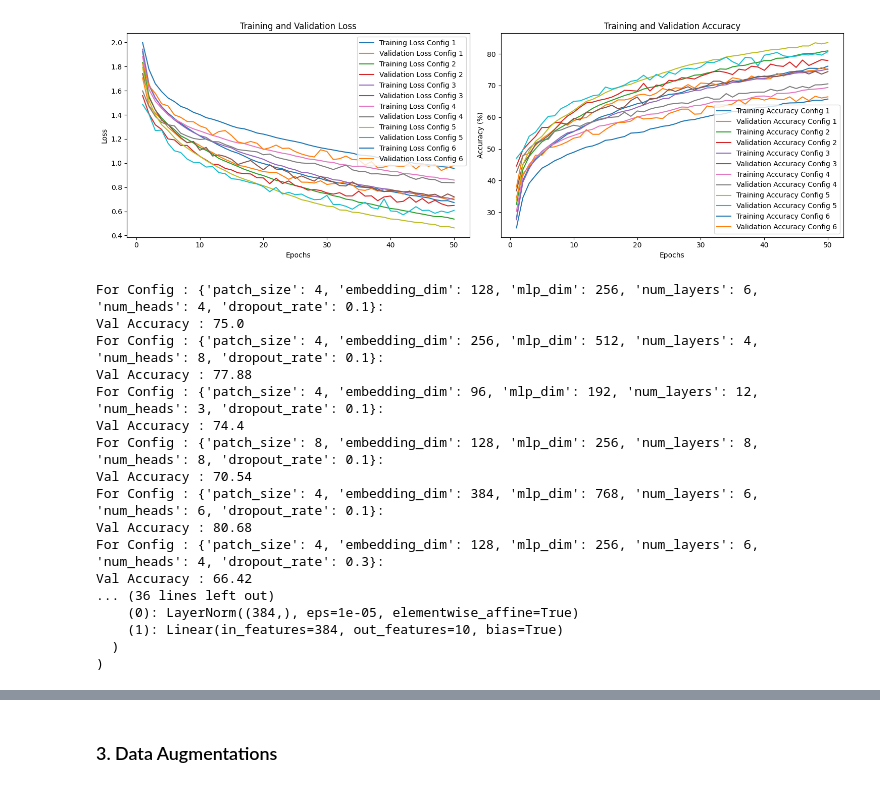
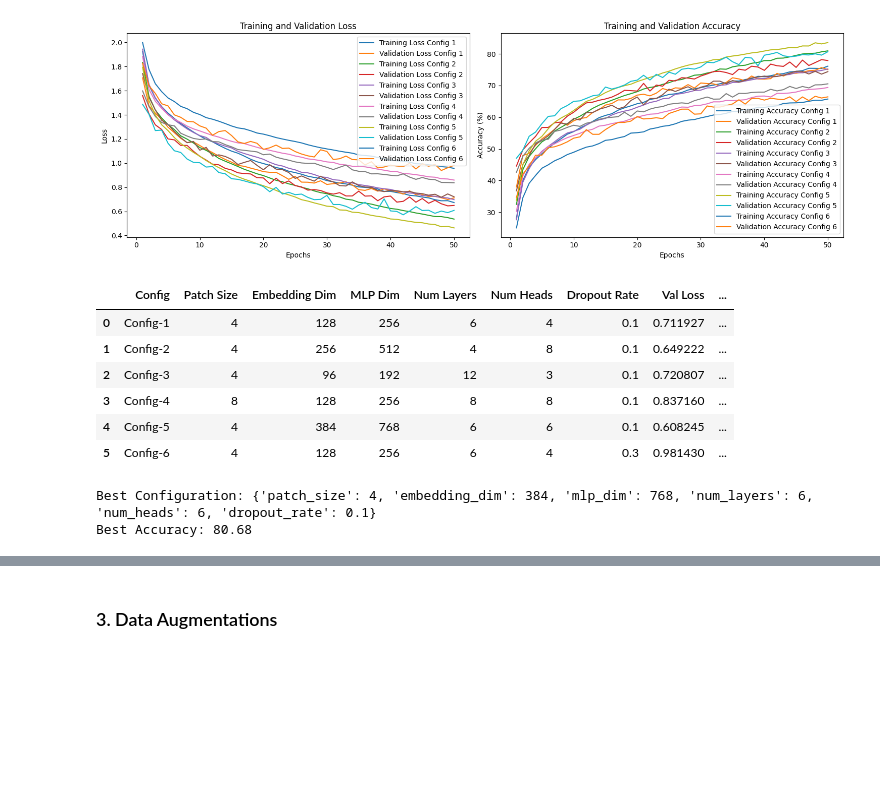
Before and after one commit to StarryBadger/vision_transformers, a Jupyter notebook: 1/1.ipynb, the cells around one changed output, grey strips where cells are left out. Saved outputs shown, nothing was run; the diff lists cells and outputs as text; code cells hidden in the pictures; blank space fills up the shorter version.

```diff
--- a/1/1.ipynb
+++ b/1/1.ipynb
@@ -874,32 +877,41 @@ plt.tight_layout()
 plt.show()
 # %% [output]
 [figure]
-# %%
-for config, result in zip(configurations, results):
-    print('_' * 50)
-    print(f"Plot with Config-{i + 1}: {config['embedding_dim']} embedding dimension, {config['num_layers']} layers, {config['mlp_dim']} MLP dimension, {config['num_heads']} heads, patch size {config['patch_size']}, dropout rate {config['dropout_rate']}")
-    print(f"Val Accuracy : {result['val_accs'][-1]}")
-    print('_' * 50)
-
-torch.save(best_model.state_dict(), 'visual_transformer_best.pth')
-print(best_config)
-print(best_accurs)
-print(best_model)
-# %% [output]
-For Config : {'patch_size': 4, 'embedding_dim': 128, 'mlp_dim': 256, 'num_layers': 6, 'num_heads': 4, 'dropout_rate': 0.1}:
-Val Accuracy : 75.0
-For Config : {'patch_size': 4, 'embedding_dim': 256, 'mlp_dim': 512, 'num_layers': 4, 'num_heads': 8, 'dropout_rate': 0.1}:
-Val Accuracy : 77.88
-For Config : {'patch_size': 4, 'embedding_dim': 96, 'mlp_dim': 192, 'num_layers': 12, 'num_heads': 3, 'dropout_rate': 0.1}:
-Val Accuracy : 74.4
-For Config : {'patch_size': 8, 'embedding_dim': 128, 'mlp_dim': 256, 'num_layers': 8, 'num_heads': 8, 'dropout_rate': 0.1}:
-Val Accuracy : 70.54
-For Config : {'patch_size': 4, 'embedding_dim': 384, 'mlp_dim': 768, 'num_layers': 6, 'num_heads': 6, 'dropout_rate': 0.1}:
-Val Accuracy : 80.68
-For Config : {'patch_size': 4, 'embedding_dim': 128, 'mlp_dim': 256, 'num_layers': 6, 'num_heads': 4, 'dropout_rate': 0.3}:
-Val Accuracy : 66.42
-... (36 lines left out)
-    (0): LayerNorm((384,), eps=1e-05, elementwise_affine=True)
-    (1): Linear(in_features=384, out_features=10, bias=True)
-  )
-)
+# %%
+import pandas as pd
+from IPython.display import display
+
+data = []
+for i, (config, result) in enumerate(zip(configurations, results)):
+    data.append({
+        "Config": f"Config-{i + 1}",
+        "Patch Size": config['patch_size'],
+        "Embedding Dim": config['embedding_dim'],
+        "MLP Dim": config['mlp_dim'],
+        "Num Layers": config['num_layers'],
+        "Num Heads": config['num_heads'],
+        "Dropout Rate": config['dropout_rate'],
+        "Val Loss": result['val_losses'][-1],
+        "Val Accuracy (%)": result['val_accs'][-1],
+        "Test Loss": test_losses[i],
+        "Test Accuracy (%)": test_accs[i]
+    })
+
+df = pd.DataFrame(data)
+
+display(df)
+
+torch.save(best_model.state_dict(), 'visual_transformer_best.pth')
+
+print("Best Configuration:", best_config)
+print("Best Accuracy:", best_accurs)
+# %% [output]
+|  | Config | Patch Size | Embedding Dim | MLP Dim | Num Layers | Num Heads | Dropout Rate | Val Loss | ... |
+| 0 | Config-1 | 4 | 128 | 256 | 6 | 4 | 0.1 | 0.711927 | ... |
+| 1 | Config-2 | 4 | 256 | 512 | 4 | 8 | 0.1 | 0.649222 | ... |
+| 2 | Config-3 | 4 | 96 | 192 | 12 | 3 | 0.1 | 0.720807 | ... |
+| 3 | Config-4 | 8 | 128 | 256 | 8 | 8 | 0.1 | 0.837160 | ... |
+| 4 | Config-5 | 4 | 384 | 768 | 6 | 6 | 0.1 | 0.608245 | ... |
+| 5 | Config-6 | 4 | 128 | 256 | 6 | 4 | 0.3 | 0.981430 | ... |
+Best Configuration: {'patch_size': 4, 'embedding_dim': 384, 'mlp_dim': 768, 'num_layers': 6, 'num_heads': 6, 'dropout_rate': 0.1}
+Best Accuracy: 80.68
```
Also changed, not shown: parts of 17 cells of this notebook.
